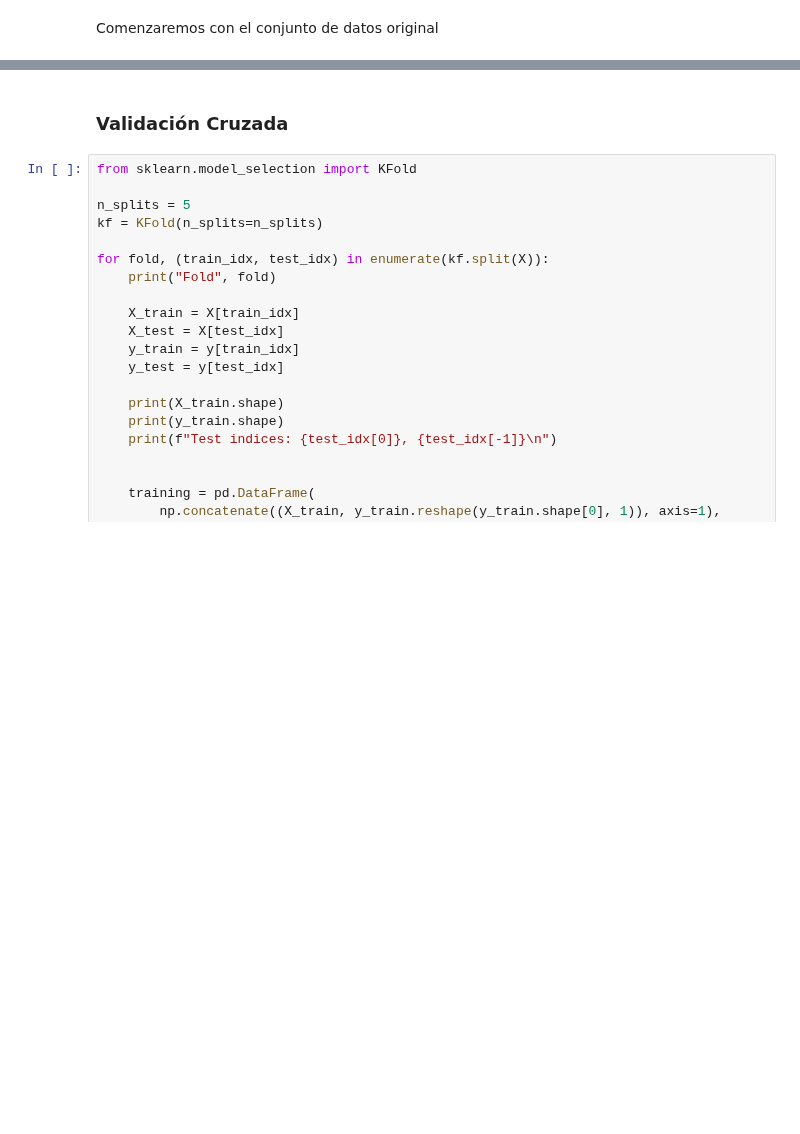
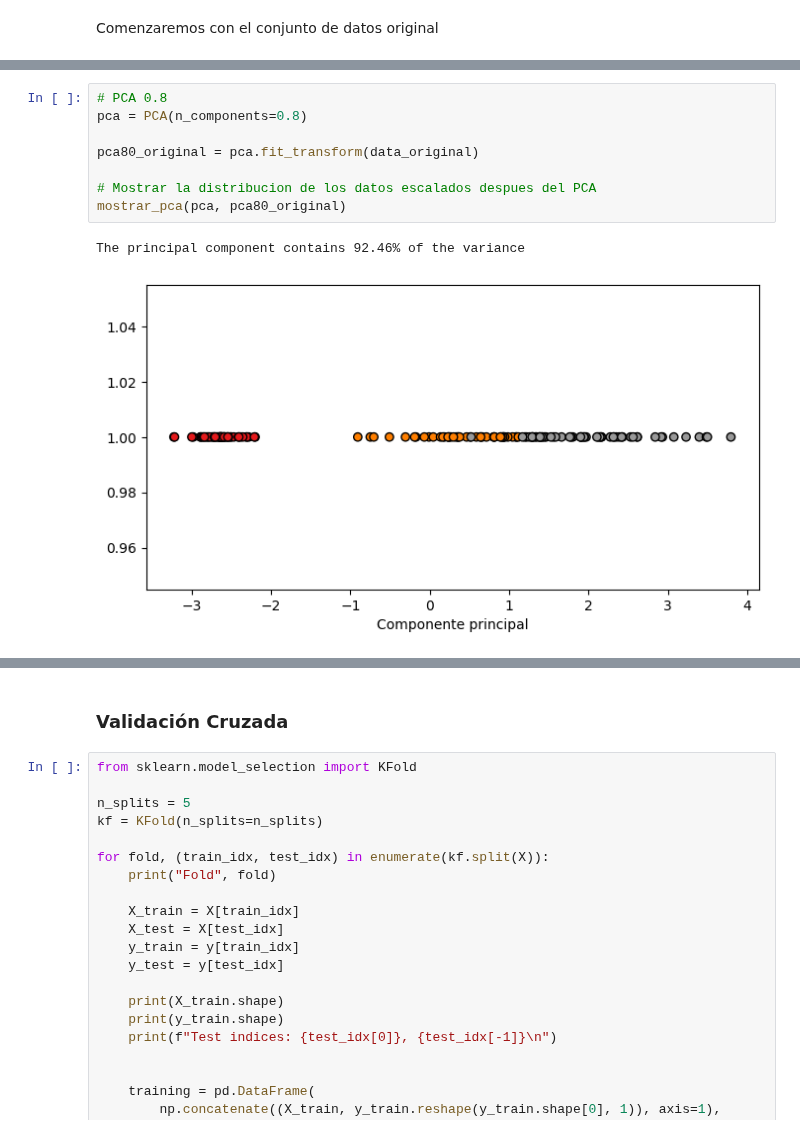
Before and after one commit to carlosgg0/practicas-aprendizaje, a Jupyter notebook: practica2/setup.ipynb, the cells around one changed output, grey strips where cells are left out. Drawn from its saved outputs; the diff is of its cells as text; blank space fills up the shorter version.

```diff
--- a/practica2/setup.ipynb
+++ b/practica2/setup.ipynb
@@ -120,0 +168,11 @@ Comenzaremos con el conjunto de datos original
+# %%
+# PCA 0.8
+pca = PCA(n_components=0.8)
+
+pca80_original = pca.fit_transform(data_original)
+
+# Mostrar la distribucion de los datos escalados despues del PCA
+mostrar_pca(pca, pca80_original)
+# %% [output]
+The principal component contains 92.46% of the variance
+[figure, added]
```
Also changed, not shown: parts of 9 cells of this notebook.
